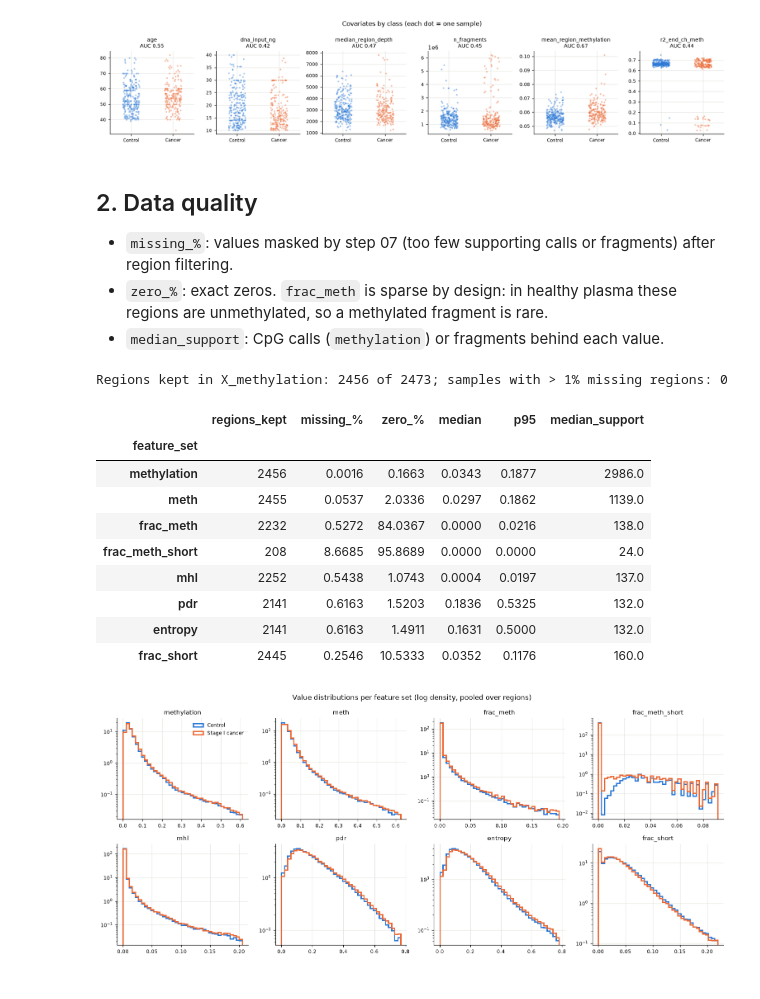
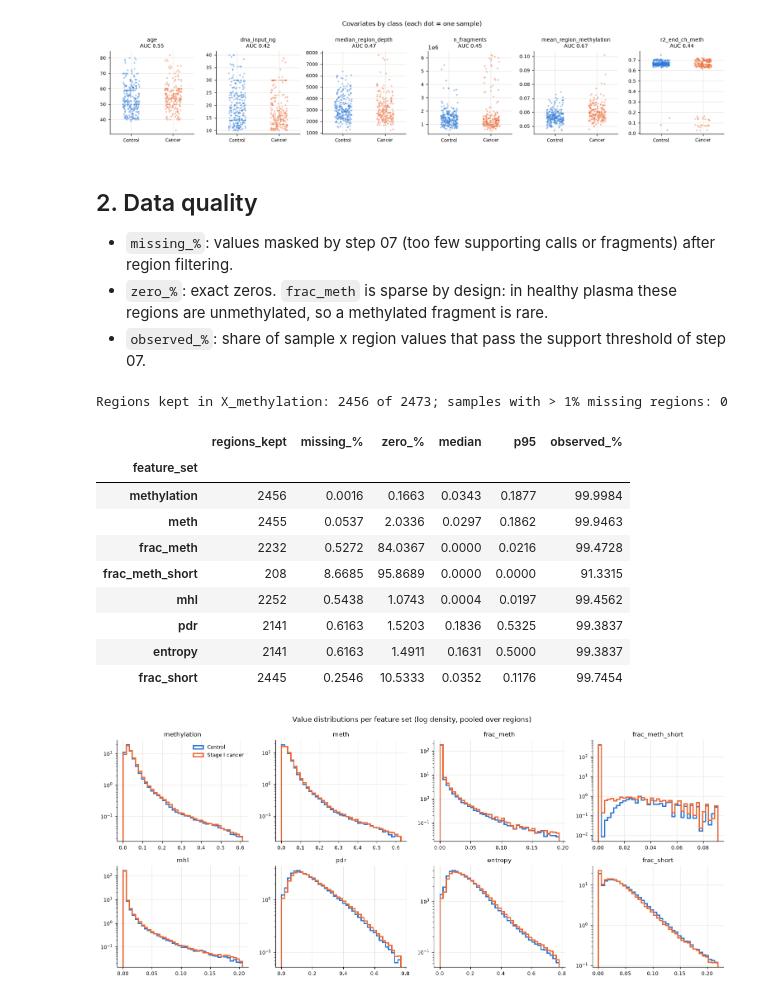
Before and after one commit to sadeghetemad/ctdna-methylation-ml, a Jupyter notebook: notebooks/data_analysis.ipynb, the cells around one changed output. Drawn from its saved outputs; the diff is of its cells as text; code cells hidden in the pictures.

```diff
--- a/notebooks/data_analysis.ipynb
+++ b/notebooks/data_analysis.ipynb
@@ -35,8 +35,7 @@ warnings.filterwarnings("ignore", category=RuntimeWarning)
 
 SEED = 42
 ROOT = Path.cwd() if (Path.cwd() / "scripts").exists() else Path.cwd().parent
-DATA_DIR = ROOT / "notebooks/data/nfcore_full"
-FEATURES_DIR = ROOT / "features/nfcore"
+DATA_DIR = ROOT / "data/ml_dataset/nfcore"
 OUT_DIR = ROOT / "results/data_analysis"
 OUT_DIR.mkdir(parents=True, exist_ok=True)
 
@@ -158,41 +157,31 @@ plt.show()
 - `missing_%`: values masked by step 07 (too few supporting calls or fragments) after region filtering.
 - `zero_%`: exact zeros. `frac_meth` is sparse by design: in healthy plasma these regions are unmethylated, so a
   methylated fragment is rare.
-- `median_support`: CpG calls (`methylation`) or fragments behind each value.
+- `observed_%`: share of sample x region values that pass the support threshold of step 07.
 # %%
-SUPPORT = {name: v["support"] for name, v in info["read_feature_sets"].items()}
-
-
-def support_matrix(count):
-    # Fragment counts behind a read-level feature, written by step 05
-    df = pd.read_csv(FEATURES_DIR / f"{info['cohort']}_read_{count}.tsv", sep="\t")
-    return df.set_index("sample_id").drop(columns=["run_id", "ml_label"]).loc[y.index]
-
-
 rows = []
 for name, M in SETS.items():
     v = M.to_numpy().ravel()
     v = v[~np.isnan(v)]
-    support = coverage if name == "methylation" else support_matrix(SUPPORT[name])
     rows.append({"feature_set": name, "regions_kept": M.shape[1], "missing_%": M.isna().mean().mean() * 100,
                  "zero_%": (v == 0).mean() * 100, "median": np.median(v), "p95": np.percentile(v, 95),
-                 "median_support": np.nanmedian(support[M.columns].to_numpy())})
+                 "observed_%": M.notna().mean().mean() * 100})
 quality = pd.DataFrame(rows).set_index("feature_set")
 print(f"Regions kept in X_methylation: {X.shape[1]} of {len(regions)}; "
       f"samples with > 1% missing regions: {(X.isna().mean(axis=1) > 0.01).sum()}")
 quality.round(4)
 # %% [output]
 Regions kept in X_methylation: 2456 of 2473; samples with > 1% missing regions: 0
-|  | regions_kept | missing_% | zero_% | median | p95 | median_support |
+|  | regions_kept | missing_% | zero_% | median | p95 | observed_% |
 | feature_set |  |  |  |  |  |  |
-| methylation | 2456 | 0.0016 | 0.1663 | 0.0343 | 0.1877 | 2986.0 |
-| meth | 2455 | 0.0537 | 2.0336 | 0.0297 | 0.1862 | 1139.0 |
-| frac_meth | 2232 | 0.5272 | 84.0367 | 0.0000 | 0.0216 | 138.0 |
-| frac_meth_short | 208 | 8.6685 | 95.8689 | 0.0000 | 0.0000 | 24.0 |
-| mhl | 2252 | 0.5438 | 1.0743 | 0.0004 | 0.0197 | 137.0 |
-| pdr | 2141 | 0.6163 | 1.5203 | 0.1836 | 0.5325 | 132.0 |
-| entropy | 2141 | 0.6163 | 1.4911 | 0.1631 | 0.5000 | 132.0 |
-| frac_short | 2445 | 0.2546 | 10.5333 | 0.0352 | 0.1176 | 160.0 |
+| methylation | 2456 | 0.0016 | 0.1663 | 0.0343 | 0.1877 | 99.9984 |
+| meth | 2455 | 0.0537 | 2.0336 | 0.0297 | 0.1862 | 99.9463 |
+| frac_meth | 2232 | 0.5272 | 84.0367 | 0.0000 | 0.0216 | 99.4728 |
+| frac_meth_short | 208 | 8.6685 | 95.8689 | 0.0000 | 0.0000 | 91.3315 |
+| mhl | 2252 | 0.5438 | 1.0743 | 0.0004 | 0.0197 | 99.4562 |
+| pdr | 2141 | 0.6163 | 1.5203 | 0.1836 | 0.5325 | 99.3837 |
+| entropy | 2141 | 0.6163 | 1.4911 | 0.1631 | 0.5000 | 99.3837 |
+| frac_short | 2445 | 0.2546 | 10.5333 | 0.0352 | 0.1176 | 99.7454 |
 # %%
 n = len(SETS)
 fig, axes = plt.subplots(int(np.ceil(n / 4)), 4, figsize=(14, 3 * np.ceil(n / 4)))
```
Also changed, not shown: parts of 2 cells of this notebook, 8 other files.
